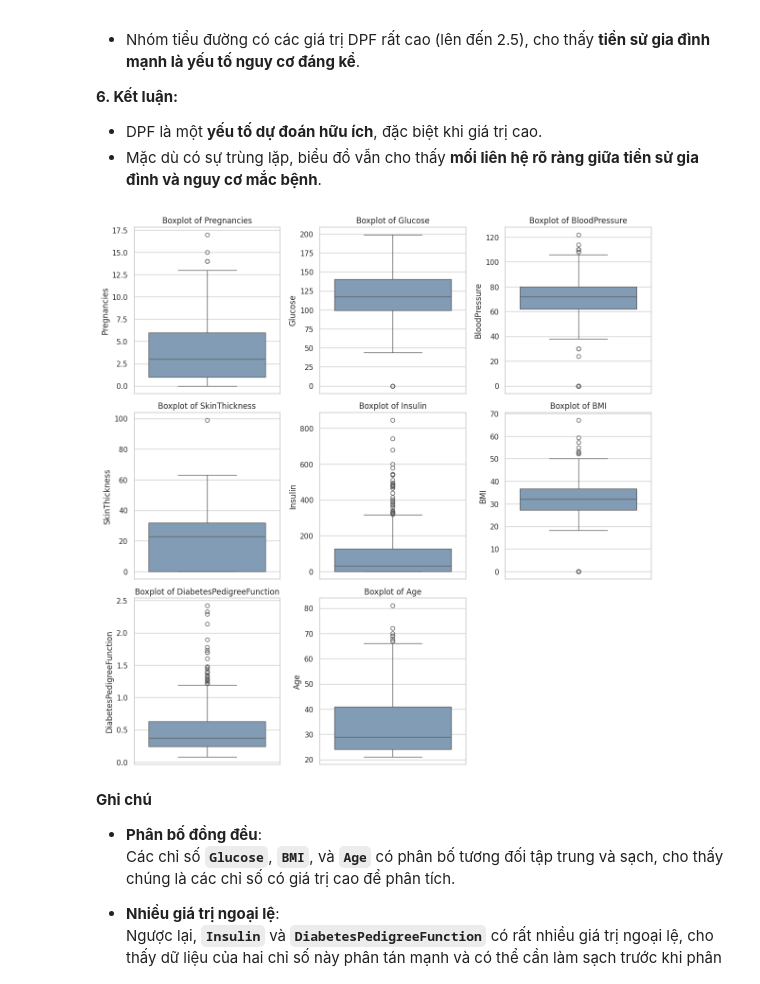
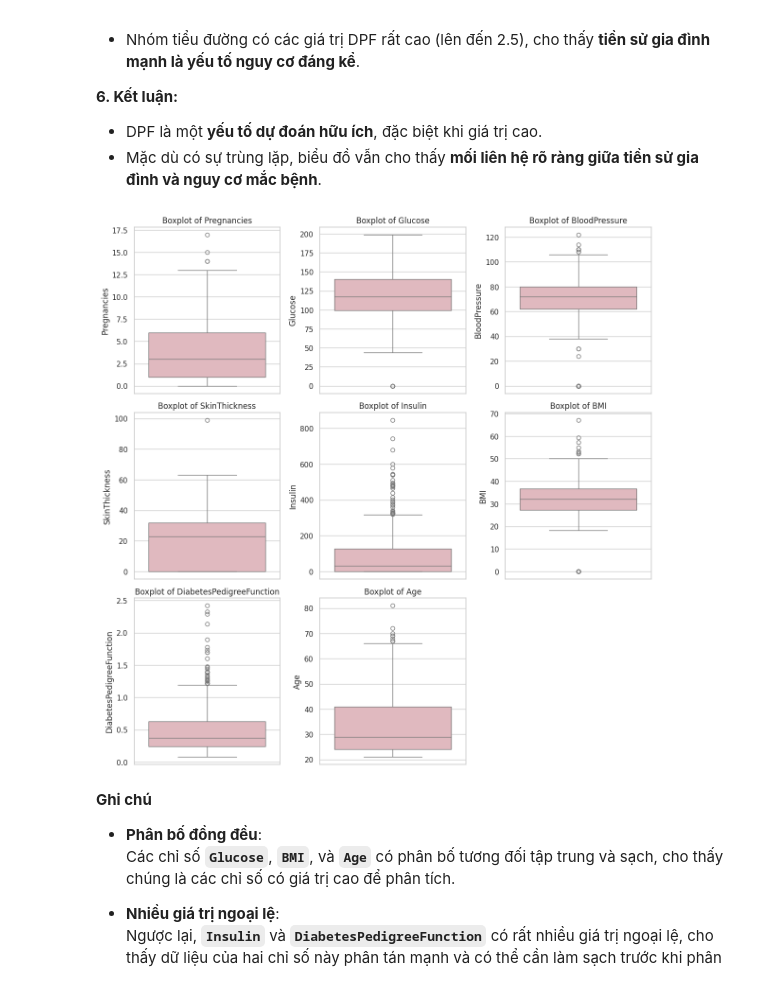
Before and after one commit to nguyenthithuylinh-ship-it/Diabetes_Project, a Jupyter notebook: Exploratory_Data_Analysis.ipynb, the cells around one changed output. Drawn from its saved outputs; the diff is of its cells as text; code cells hidden in the pictures.

```diff
--- a/Exploratory_Data_Analysis.ipynb
+++ b/Exploratory_Data_Analysis.ipynb
@@ -592,25 +613,25 @@ plot_distribution('DiabetesPedigreeFunction', 0)
 # %%
 #Vẽ nhiều boxplot cho tất cả các cột số trong DataFrame
 numeric_columns = data.select_dtypes(include="number").columns
 
 n_cols = 3
 n_rows = (len(numeric_columns) + n_cols - 1) // n_cols
 
 fig, axes = plt.subplots(nrows=n_rows, ncols=n_cols, figsize=(4 * n_cols, 4 * n_rows))
 axes = axes.flatten()
 
 for i, col in enumerate(numeric_columns):
-    sns.boxplot(y=data[col], ax=axes[i], color='#789DBC')  # dùng color thay cho palette
+    sns.boxplot(y=data[col], ax=axes[i], color='#E6B2BA')  # dùng color thay cho palette
     axes[i].set_title(f"Boxplot of {col}")
 
 # Ẩn các ô trống thừa
 for j in range(len(numeric_columns), len(axes)):
     axes[j].set_visible(False)
 
 plt.tight_layout()
 plt.show()
 # %% [output]
-[figure, old version]
+[figure, new version]
 # %% [markdown]
 **Ghi chú**
 
```
Also changed, not shown: parts of 6 cells of this notebook.
